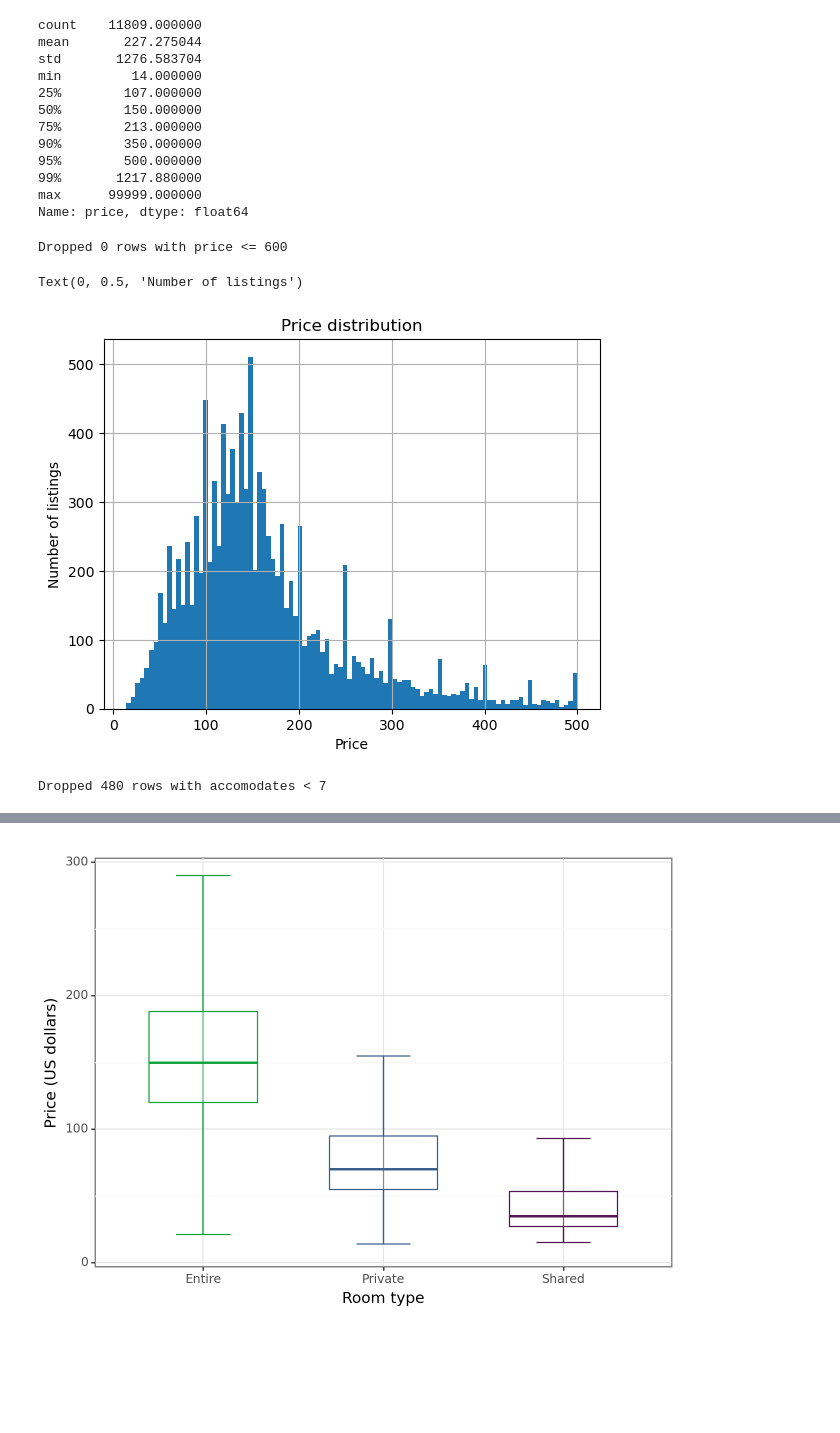
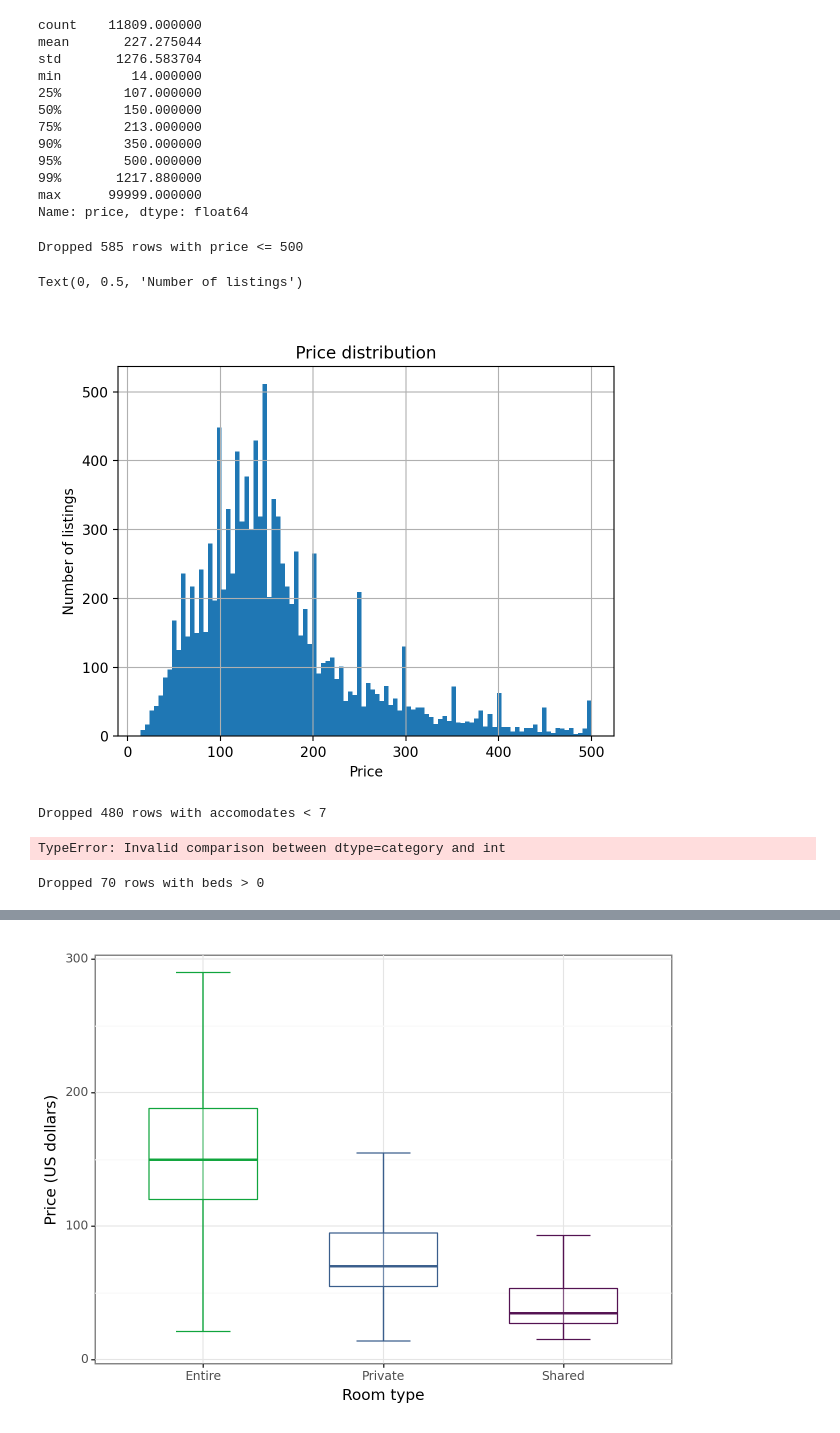
Before and after one commit to szilvasipeter2000/Data-Analysis-3, a Jupyter notebook: assignment-2/assignment2-working.ipynb, the cells around one changed output, grey strips where cells are left out. Saved outputs shown, nothing was run; the diff lists cells and outputs as text; code cells hidden in the pictures; blank space fills up the shorter version.

```diff
--- a/assignment-2/assignment2-working.ipynb
+++ b/assignment-2/assignment2-working.ipynb
@@ -216,0 +313,12 @@ listings = listings.drop(columns=['amenities', 'new_amenities'])
+# %%
+# Pool availability 365 to 4 categories: 1-51,51-151,151-251, >251
+
+bins = pd.IntervalIndex.from_tuples(
+    [(0, 51), (51, 151), (151, 251), (251, max(listings.availability_365))], closed="left"
+)
+
+fnor = pd.cut(listings["availability_365"].to_list(), bins, labels=["0", "1", "2", "3"])
+fnor.categories = [0, 1, 2, 3]
+listings["availability_365"] = fnor
+
+listings["availability_365"].value_counts(dropna=False)
@@ -216,0 +352,22 @@ listings = listings.drop(columns=['amenities', 'new_amenities'])
+# %%
+listings = listings.assign(
+    flag_bedrooms=np.multiply(listings.bedrooms.isna(), 1),
+    bedrooms=listings.bedrooms.fillna(np.median(listings.bedrooms.dropna())),
+
+    flag_host_is_superhost=np.multiply(listings.host_is_superhost.isna(), 1),
+
+
+    flag_review_scores_rating=np.multiply(listings.review_scores_rating.isna(), 1),
+    review_scores_rating=listings.n_review_scores_rating.fillna(
+        np.median(listings.n_review_scores_rating.dropna())
+    ),
+    flag_reviews_per_month=np.multiply(listings.reviews_per_month.isna(), 1),
+    n_reviews_per_month=listings.reviews_per_month.fillna(
+        np.median(listings.reviews_per_month.dropna())
+    ),
+    flag_number_of_reviews=np.multiply(listings.number_of_reviews.isna(), 1),
+)
+# %%
+# impute missing values with median for the following columns
+listings['review_scores_rating']=listings['review_scores_rating'].fillna(np.nanmedian(listings['review_scores_rating']))
+listings['reviews_per_month']=listings['reviews_per_month'].fillna(np.nanmedian(listings['reviews_per_month']))
@@ -293,18 +461,17 @@ Name: price, dtype: float64
 # %%
 ## drop unreasonable prices
 before = listings.shape[0]
-listings = listings[listings['price'] <= 600]
+listings = listings[listings['price'] <= 500]
 after = listings.shape[0]
-print(f"Dropped {before - after} rows with price <= 600")
+print(f"Dropped {before - after} rows with price <= 500")
 # %% [output]
-Dropped 0 rows with price <= 600
+Dropped 585 rows with price <= 500
 # %%
 listings['price'].hist(bins = 100)
 plt.title('Price distribution')
 plt.xlabel('Price')
 plt.ylabel('Number of listings')
-ax.yaxis.set_major_formatter(PercentFormatter(xmax=10, decimals = 0))
 # %% [output]
 Text(0, 0.5, 'Number of listings')
-[figure, old version]
+[figure, new version]
 # %%
@@ -315,6 +482,22 @@ after = listings.shape[0]
 print(f"Dropped {before - after} rows with accomodates < 7")
 # %% [output]
 Dropped 480 rows with accomodates < 7
+# %%
+## drop huge number of bathrooms
+before = listings.shape[0]
+listings=listings.loc[listings.bathrooms < 7]
+after = listings.shape[0]
+print(f"Dropped {before - after} rows with bathrooms < 7")
+# %% [output]
+TypeError: Invalid comparison between dtype=category and int
+# %%
+before = listings.shape[0]
+listings["beds"].value_counts(dropna=False)
+listings = listings.loc[listings.beds > 0]
+after = listings.shape[0]
+print(f"Dropped {before - after} rows with beds > 0")
+# %% [output]
+Dropped 70 rows with beds > 0
 # %%
 listings.groupby(["accommodates"]).agg(mean_price=("price", np.mean))
 # %% [output]
```
Also changed, not shown: parts of 82 cells of this notebook.
